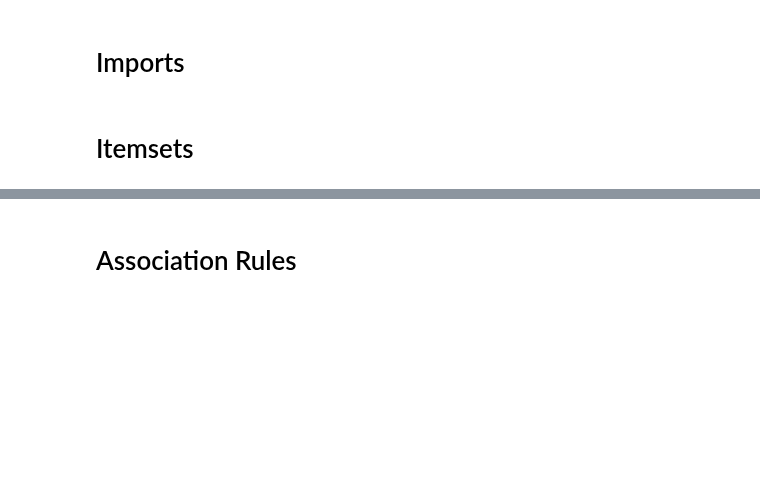
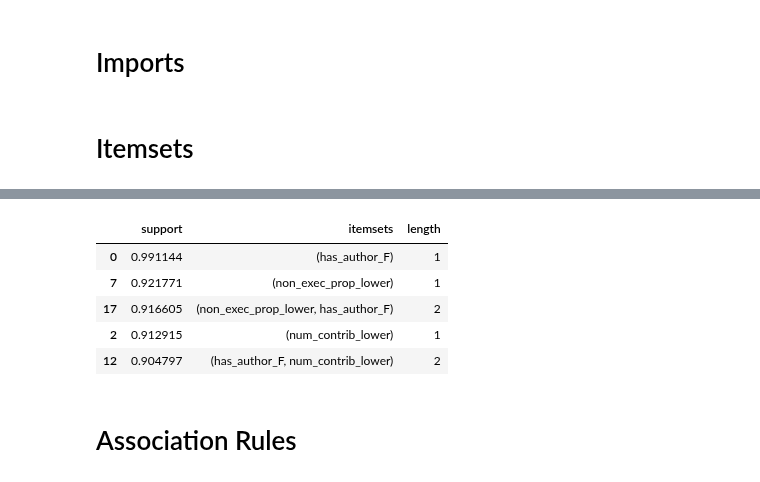
Before and after one commit to Isabel-Gan/quantifying-notebook-features, a Jupyter notebook: output/complete-runs/analysis/rule-mining/rule-mining-analysis.ipynb, the cells around one changed output, grey strips where cells are left out. Drawn from its saved outputs; the diff is of its cells as text; code cells hidden in the pictures; blank space fills up the shorter version.

```diff
--- a/output/complete-runs/analysis/rule-mining/rule-mining-analysis.ipynb
+++ b/output/complete-runs/analysis/rule-mining/rule-mining-analysis.ipynb
@@ -6,0 +51,10 @@ import pandas as pd
+# %%
+sorted_itemsets = no_md_itemsets.sort_values(by = ['support'], ascending = False)
+sorted_itemsets.head()
+# %% [output]
+|  | support | itemsets | length |
+| 0 | 0.991144 | (has_author_F) | 1 |
+| 7 | 0.921771 | (non_exec_prop_lower) | 1 |
+| 17 | 0.916605 | (non_exec_prop_lower, has_author_F) | 2 |
+| 2 | 0.912915 | (num_contrib_lower) | 1 |
+| 12 | 0.904797 | (has_author_F, num_contrib_lower) | 2 |
```
Also changed, not shown: parts of 11 cells of this notebook, 5 other files.
